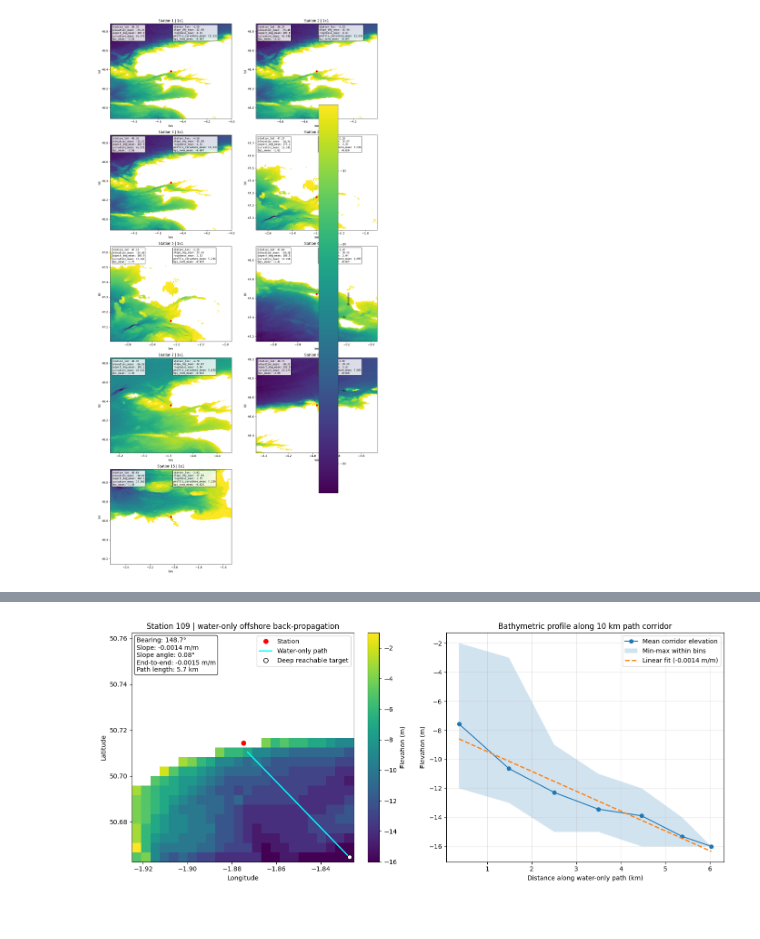
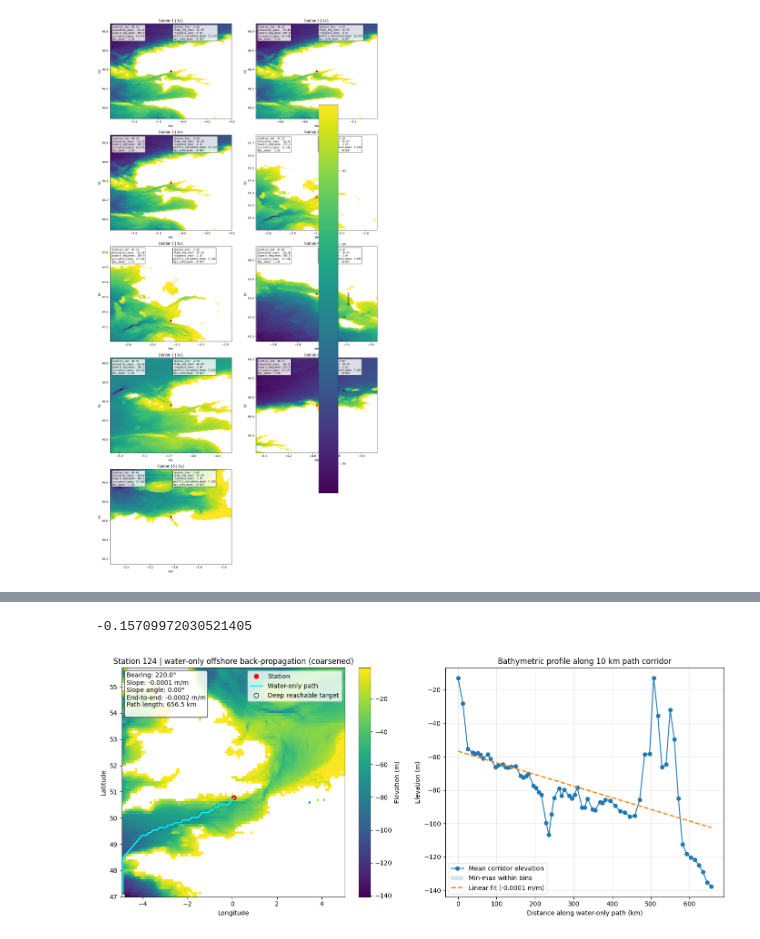
Before and after one commit to lisanneblok/ESL, a Jupyter notebook: notebooks/AGeneratefulldf/ALLVARS copy.ipynb, the cells around one changed output, grey strips where cells are left out. Drawn from its saved outputs; the diff is of its cells as text; code cells hidden in the pictures.

```diff
--- a/notebooks/AGeneratefulldf/ALLVARS copy.ipynb
+++ b/notebooks/AGeneratefulldf/ALLVARS copy.ipynb
@@ -766,22 +787,3 @@ def offshore_direction_and_slope(tile, station_lat, station_lon,
     }
 
     return result, profile_df, corridor_df, deep_mask
-# %%
-row = stats_df.iloc[0]
-sid = row["station"]
-slat = float(row["lat"])
-slon = float(row["lon"])
-
-tile = tile_lookup[(sid, "10x10")]
-
-result, profile_df, corridor_df, deep_mask = offshore_direction_and_slope(
-    tile,
-    slat,
-    slon,
-    deepest_quantile=0.10,
-    corridor_width_km=10.0,
-    land_thresh=-0.5,
-    bin_size_m=1000.0
-)
-
-print(result)
@@ -1051,3 +790,11 @@ def node_to_ij(node, nlon):
+# %%
+tile_lookup = {}
+
+for size_key in sizes.keys():
+    for tile in results_by_var["elevation"][size_key]:
+        sid = tile.coords["station_id"].values
+        sid = sid.item() if hasattr(sid, "item") else sid
+        tile_lookup[(sid, size_key)] = tile
 # %%
 import numpy as np
 import pandas as pd
@@ -1667,30 +1957,36 @@ ValueError: too many values to unpack (expected 5)
 # %%
-row = stats_df.iloc[2020]
+row = stats_df.iloc[4000]
 sid = row["station"]
 slat = float(row["lat"])
 slon = float(row["lon"])
 
-tile = tile_lookup[(sid, "0.1x0.1")]
+tile = tile_lookup[(sid, "10x10")]
 
-result, path_df, corridor_df, profile_df, water_mask = offshore_water_only_direction_and_slope(
+result, path_df, corridor_df, profile_df, water_mask, work_tile = offshore_water_only_direction_and_slope(
     tile,
     slat,
     slon,
     land_thresh=-0.5,
     deepest_quantile=0.10,
     corridor_width_km=10.0,
-    bin_size_m=1000.0
+    bin_size_m=1000.0,
+    depth_weight=2.0,
+    distance_weight=1.0,
+    endpoint_distance_reward=0.25,
+    coarsen_before=True,
+    target_n_points=10000
 )
 
 plot_water_only_offshore_path(
-    tile,
+    work_tile,
     slat,
     slon,
     result,
     path_df,
     corridor_df,
     profile_df,
-    title=f"Station {sid} | water-only offshore back-propagation"
+    title=f"Station {sid} | water-only offshore back-propagation (coarsened)"
 )
 # %% [output]
+-0.15709972030521405
-[figure, old version]
+[figure, new version]
```
Also changed, not shown: parts of 33 cells of this notebook, 2 other files.
